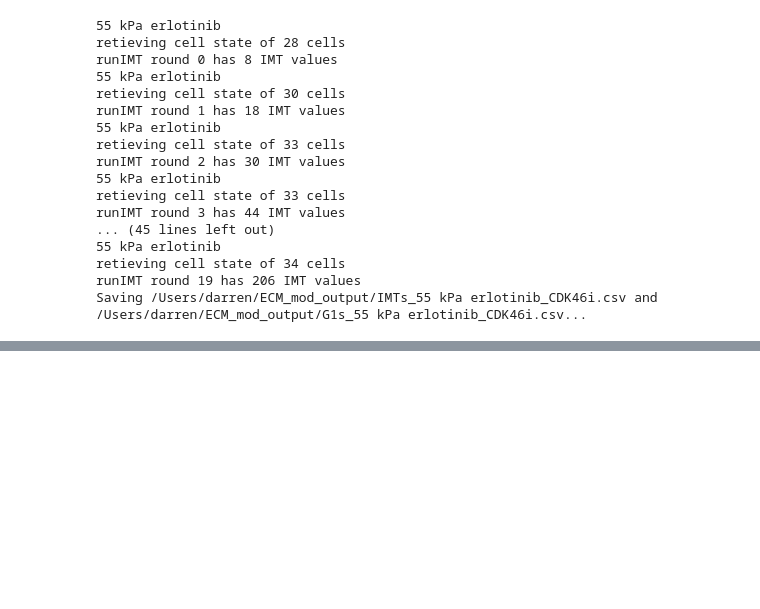
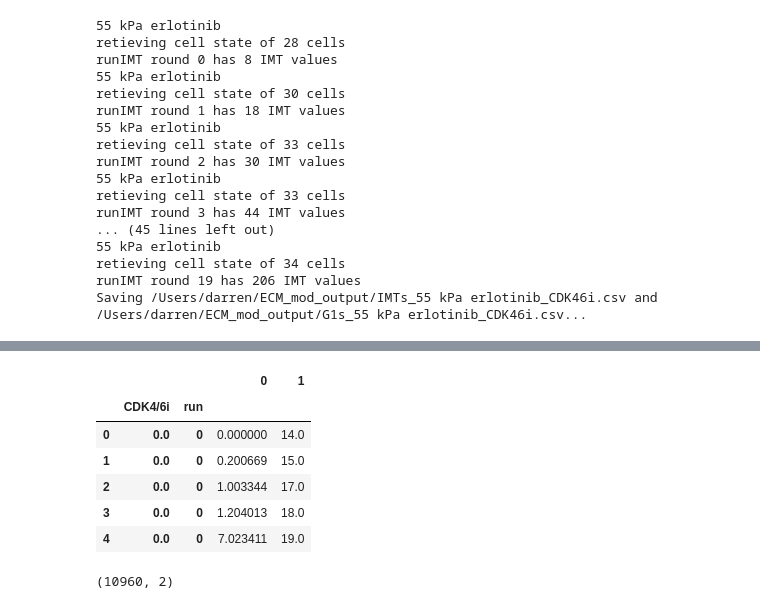
Before and after one commit to QuLab-VU/ECM_cell_cycle_model, a Jupyter notebook: Python/10_generate_cell_pops_test_treatments.ipynb, the cells around one changed output, grey strips where cells are left out. Cells and saved outputs as stored; diff of their text form; code cells hidden in the pictures; blank space fills up the shorter version.

```diff
--- a/Python/10_generate_cell_pops_test_treatments.ipynb
+++ b/Python/10_generate_cell_pops_test_treatments.ipynb
@@ -248,0 +325,30 @@ Saving /Users/darren/ECM_mod_output/IMTs_55 kPa erlotinib_CDK46i.csv and /Users/
+# %%
+df_list2 = []
+
+# Iterate through the dictionary
+for key in cell_counts_di.keys():
+    for i, df in enumerate(cell_counts_di[key]):
+        # Create a multi-index for each dataframe
+        df = pd.DataFrame(df).copy()
+        df['CDK4/6i'] = key
+        df['run'] = i
+        df.set_index(['CDK4/6i', 'run'], append=True, inplace=True)
+
+        # Append the modified dataframe to the list
+        df_list2.append(df)
+
+# Concatenate all dataframes into a single dataframe
+cell_counts_df = pd.concat(df_list2)
+cell_counts_df.head()
+# %% [output]
+|  |  |  | 0 | 1 |
+|  | CDK4/6i | run |  |  |
+| 0 | 0.0 | 0 | 0.000000 | 14.0 |
+| 1 | 0.0 | 0 | 0.200669 | 15.0 |
+| 2 | 0.0 | 0 | 1.003344 | 17.0 |
+| 3 | 0.0 | 0 | 1.204013 | 18.0 |
+| 4 | 0.0 | 0 | 7.023411 | 19.0 |
+# %%
+cell_counts_df.shape
+# %% [output]
+(10960, 2)
```
Also changed, not shown: parts of 11 cells of this notebook, 1 other file.
